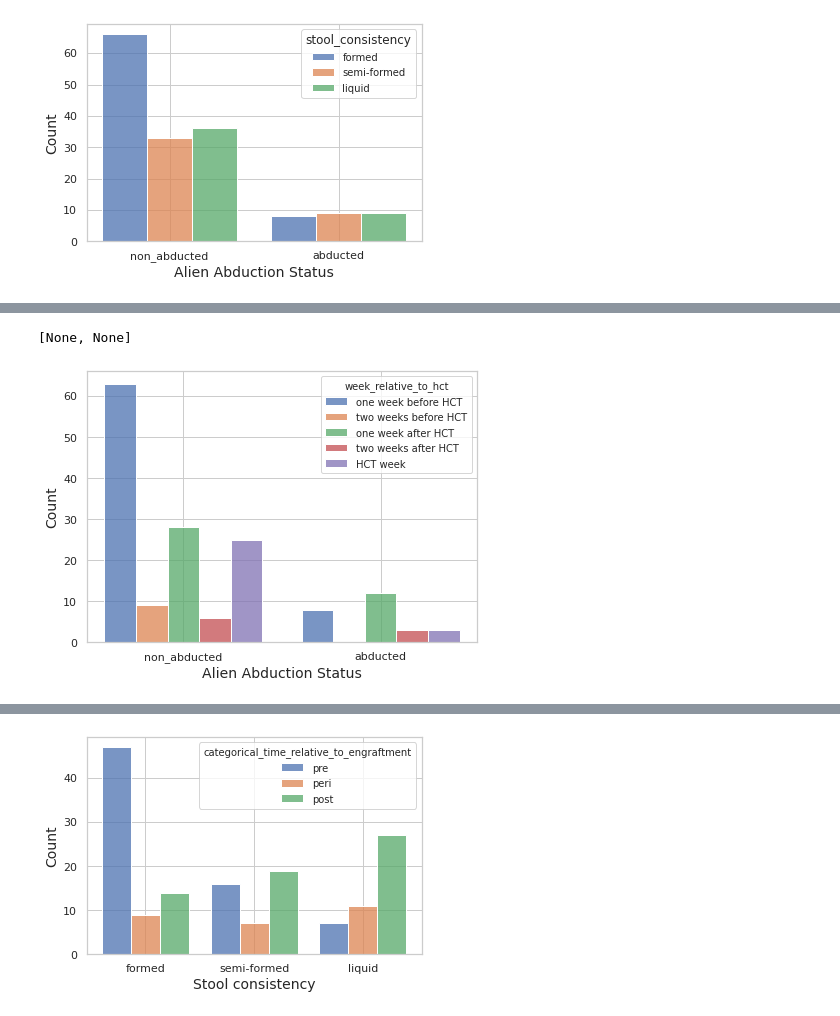
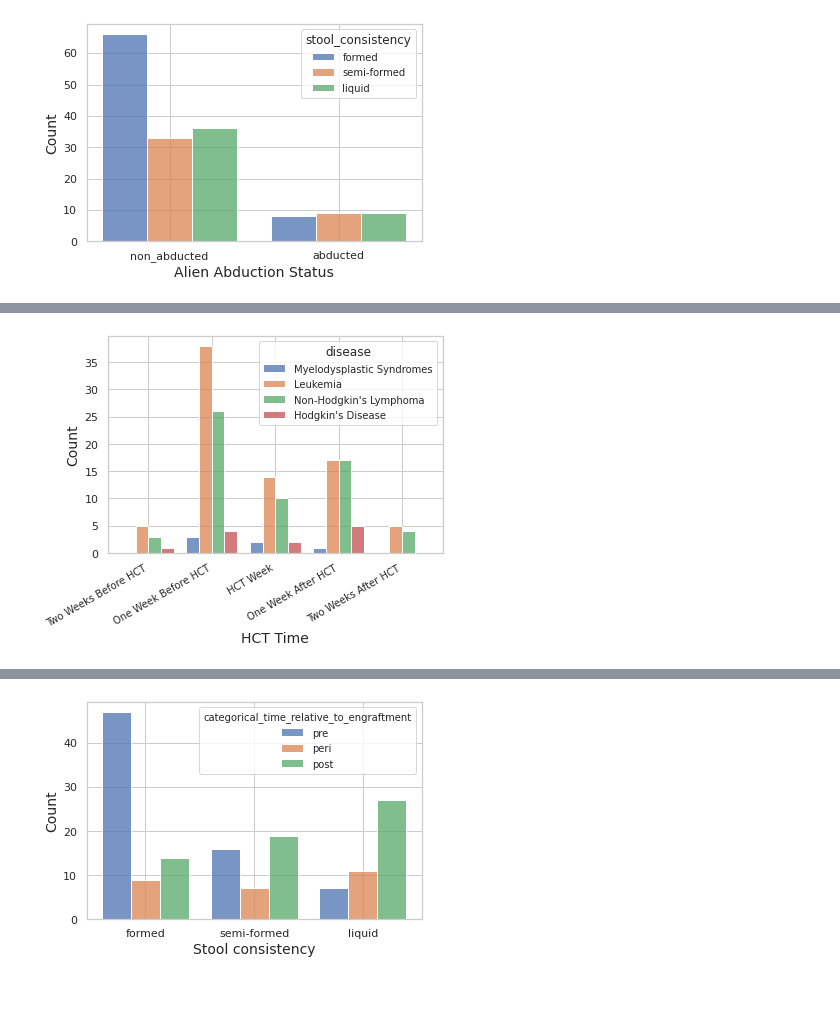
Before and after one commit to banucavlak/alien-cancer-cure, a Jupyter notebook: src-plots/metadata_plots.ipynb, the cells around one changed output, grey strips where cells are left out. Drawn from its saved outputs; the diff is of its cells as text; code cells hidden in the pictures.

```diff
--- a/src-plots/metadata_plots.ipynb
+++ b/src-plots/metadata_plots.ipynb
@@ -131,22 +116,25 @@ plt.setp(ax.get_legend().get_texts(), fontsize='10') # for legend text
-# %%
-fig, ax = plt.subplots()
-
-sns.set_theme(style="whitegrid")
-
-g = sns.histplot(
-    data=df_meta, x="alleged_abduction", hue="week_relative_to_hct", multiple='dodge', discrete=True, ax=ax, shrink=0.8
-)
-
-#xtick_labels = ['', '','','abducted','','','', 'non abducted']
-#ax.set_xticklabels(xtick_labels, fontsize=10);
-ax.set_xlabel('Alien Abduction Status', fontsize=14)
-ax.set_ylabel('Count', fontsize=14)
-#ax.set_title('Distribution of Time across Alien Abduction', fontsize=16);
-plt.setp(ax.get_legend().get_texts(), fontsize='10') # for legend text
-plt.setp(ax.get_legend().get_title(), fontsize='10') # for legend title
-#ax.add_legend(label_order = ['two week before HCT','one week before HCT','HCT week','one week after HCT','two weeks after HCT'])
-
-#plt.savefig("../plots/metadata/metadata_hct_abduction" + ".pdf", dpi=600, format='pdf', transparent=False, bbox_inches='tight')
-# %% [output]
-[None, None]
-[figure, removed]
+# %%
+df_meta['week_relative_to_hct'] = pd.Categorical(df_meta['week_relative_to_hct'], ['two weeks before HCT', 'one week before HCT','HCT week','one week after HCT','two weeks after HCT'])
+
+fig, ax = plt.subplots()
+
+sns.set_theme(style="whitegrid")
+
+g = sns.histplot(
+    data=df_meta, x="week_relative_to_hct", hue="disease", multiple='dodge', discrete=True, ax=ax, shrink=0.8
+)
+
+
+xtick_labels = ['Two Weeks Before HCT', 'One Week Before HCT', 'HCT Week', 'One Week After HCT','Two Weeks After HCT']
+ax.set_xticklabels(xtick_labels, fontsize=10);
+ax.set_xticklabels(ax.get_xticklabels(), rotation=30, ha="right")
+
+ax.set_xlabel('HCT Time', fontsize=14)
+ax.set_ylabel('Count', fontsize=14)
+#ax.set_title('Distribution of disease across HCT Time', fontsize=16);
+#sns.move_legend(ax, "upper left", bbox_to_anchor=(1, 1))
+plt.setp(ax.get_legend().get_texts(), fontsize='10') # for legend text
+
+plt.savefig("../plots/metadata/metadata_hct_disease" + ".pdf", dpi=600, format='pdf', transparent=False, bbox_inches='tight')
+# %% [output]
+[figure, added]
```
Also changed, not shown: parts of 6 cells of this notebook, 8 other files.
